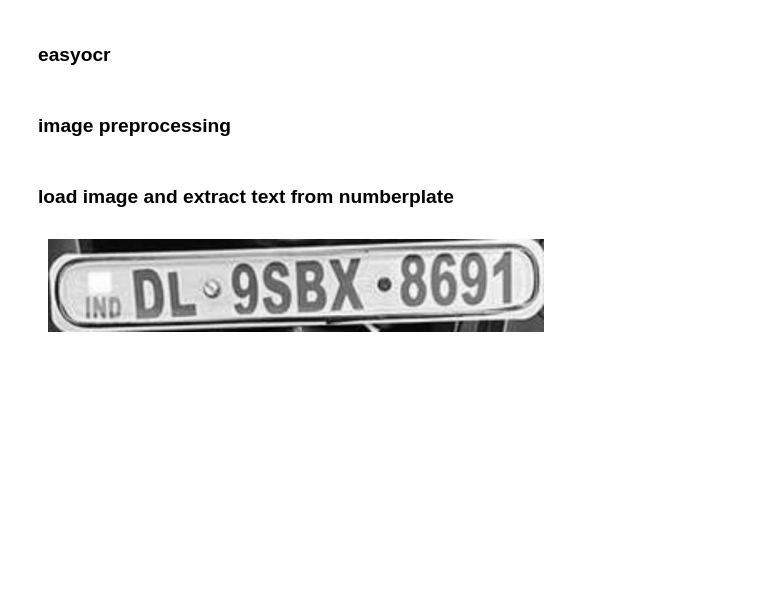
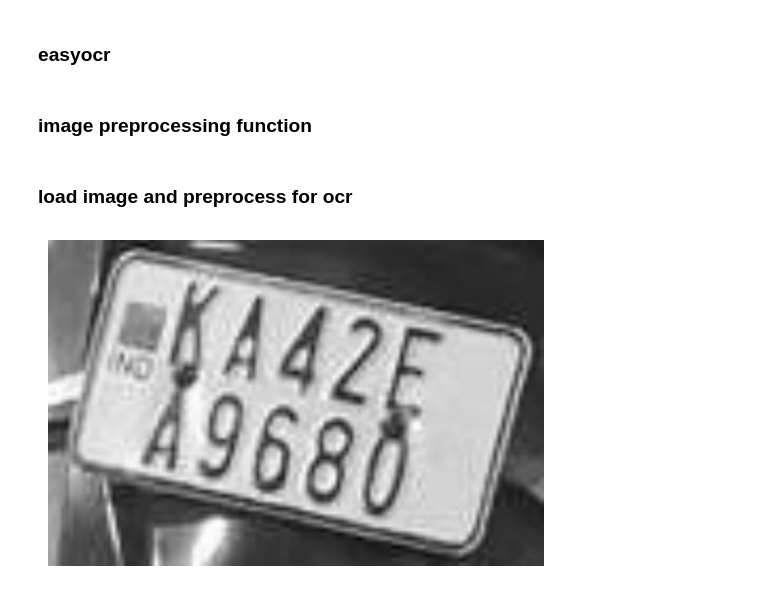
Before and after one commit to naveen1m/anpr-occlusion-poor-visibility, a Jupyter notebook: notebooks/ocr_numberplate.ipynb, the cells around one changed output. Drawn from its saved outputs; the diff is of its cells as text; code cells hidden in the pictures; blank space fills up the shorter version.

```diff
--- a/notebooks/ocr_numberplate.ipynb
+++ b/notebooks/ocr_numberplate.ipynb
@@ -86,7 +125,7 @@ def extract_text(image):
 def apply_ocr(ocr_image):
   extract_text(ocr_image)
 # %% [markdown]
-### image preprocessing
+### image preprocessing function
 # %%
 # convert to grayscale (B&W)
 def toGray(image):
@@ -148,7 +187,7 @@ def upscale_with_interpolation(image, scale=2, method='cubic'):
     resized_image = cv2.resize(image, (w * scale, h * scale), interpolation=interpolation_methods.get(method, cv2.INTER_CUBIC))
     return resized_image
 # %% [markdown]
-### load image and extract text from numberplate
+### load image and preprocess for ocr
 # %%
 def showImage(img):
     image_rgb = cv2.cvtColor(img, cv2.COLOR_BGR2RGB)
@@ -157,11 +196,11 @@ def showImage(img):
     plt.show()
 # %%
 # load image
-image = cv2.imread(img_path2)
+image = cv2.imread(img_path3)
 image_g = toGray(image)
 showImage(image_g)
 # %% [output]
-[figure, old version]
+[figure, new version]
 # %%
 image_upscale = upscale_with_interpolation(image_g)
 showImage(image_upscale)
```
Also changed, not shown: parts of 17 cells of this notebook.
